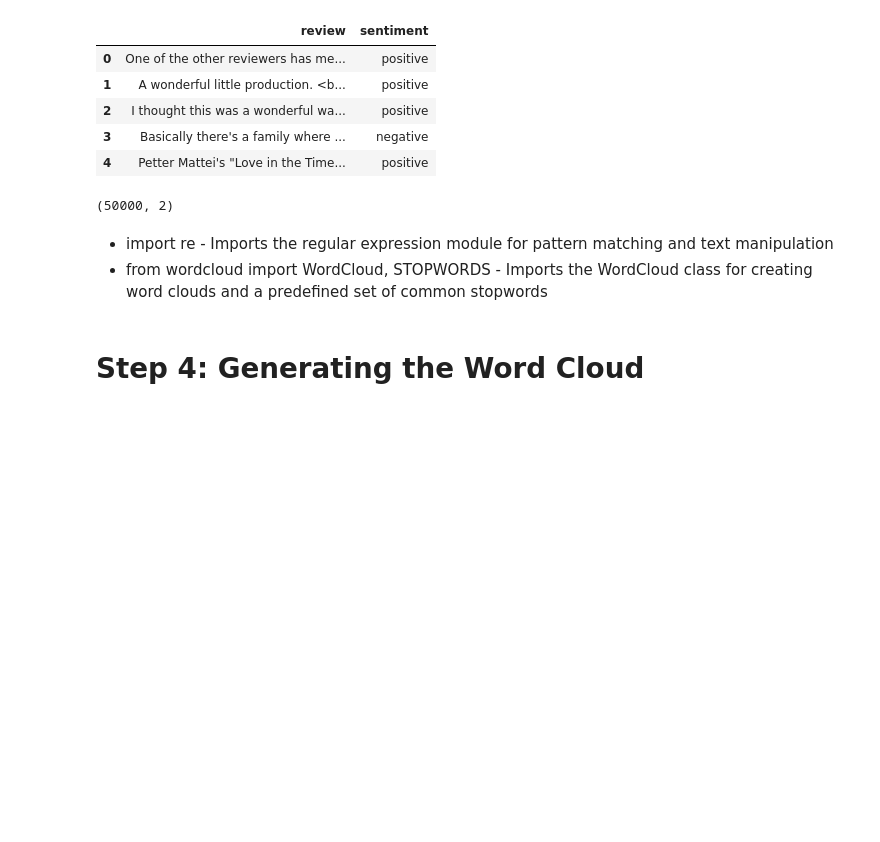
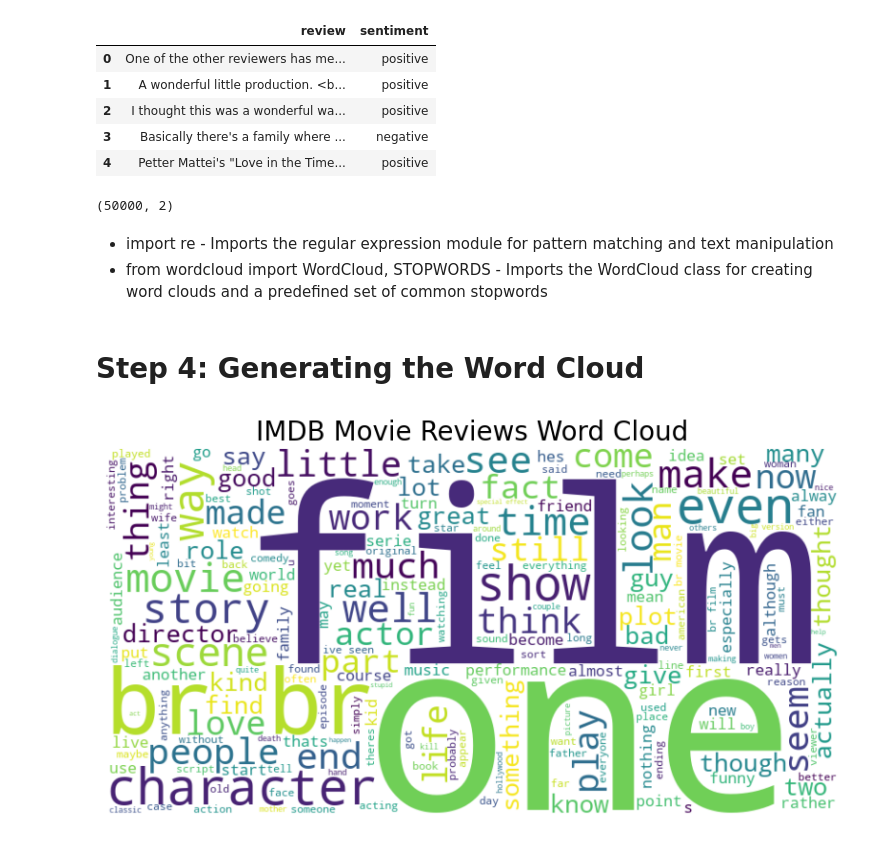
Before and after one commit to itsluckysharma01/Exploratory-Data-Analysis-Projects-ML-, a Jupyter notebook: EDAProject_1_Generating_Word_Cloud.ipynb, the cells around one changed output. Cells and saved outputs as stored; diff of their text form; code cells hidden in the pictures; blank space fills up the shorter version.

Commit message:
Create word cloud

```diff
--- a/EDAProject_1_Generating_Word_Cloud.ipynb
+++ b/EDAProject_1_Generating_Word_Cloud.ipynb
@@ -97,12 +97,13 @@ text = ' '.join([word for word in text.split() if word not in stopwords])
 # %%
 from wordcloud import WordCloud
 import matplotlib.pyplot as plt
-import wordcloud
 
-Wordcloud = WordCloud(width=800, height=400, background_color='white').generate(text)
+wordcloud = WordCloud(width=800, height=400, background_color='white').generate(text)
 
 plt.figure(figsize=(10,5))
-plt.imshow(Wordcloud , interpolation='bilinear')
+plt.imshow(wordcloud.to_image(), interpolation='bilinear')
 plt.axis('off')
-plt.title('IMBD Movie Reviews Word Cloud', fontsize=20)
+plt.title('IMDB Movie Reviews Word Cloud', fontsize=20)
 plt.show()
+# %% [output]
+[figure, added]
```
Also changed, not shown: parts of 2 cells of this notebook.
